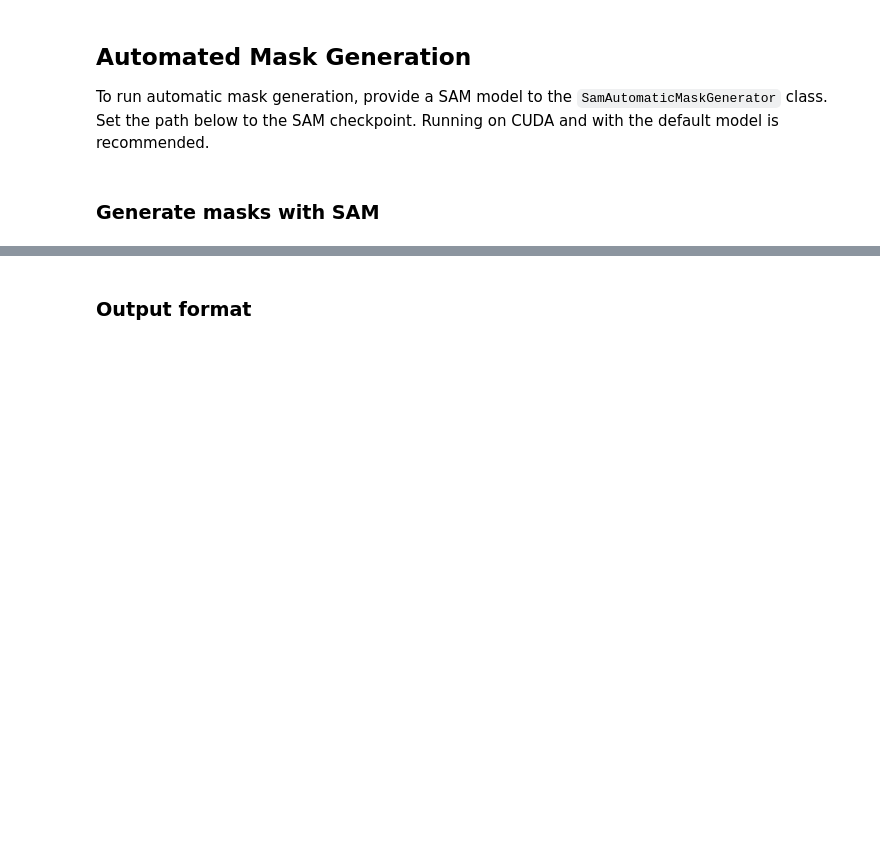
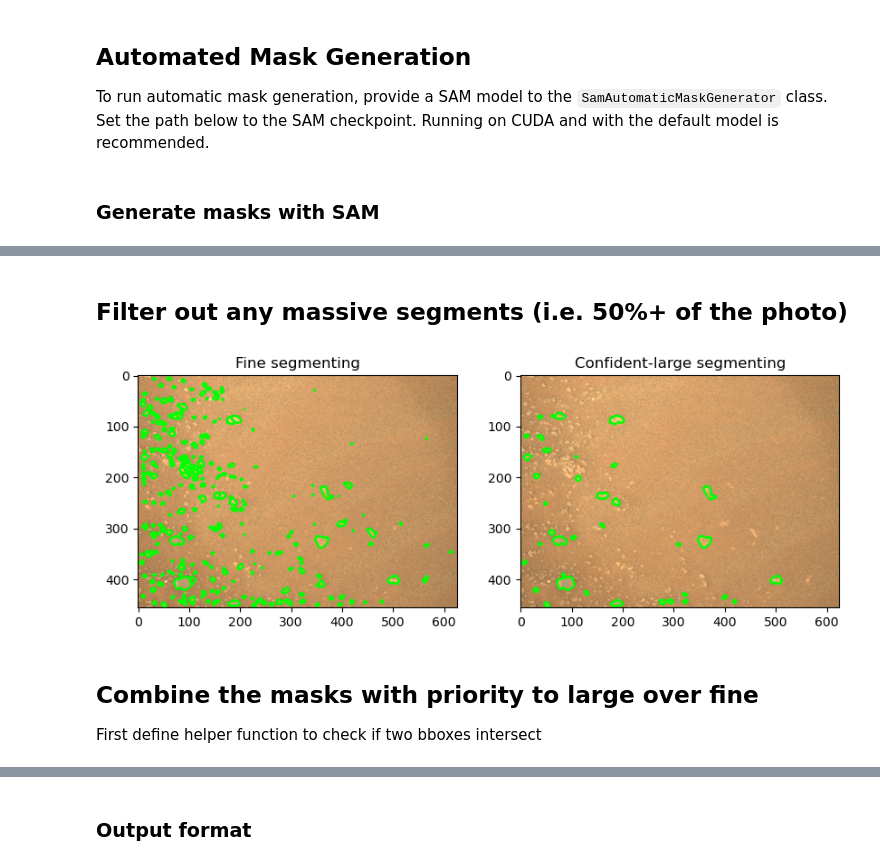
Before and after one commit to strongs20/segment-anything, a Jupyter notebook: notebooks/precise_dataset_gen.ipynb, the cells around one changed output, grey strips where cells are left out. Cells and saved outputs as stored; diff of their text form; code cells hidden in the pictures; blank space fills up the shorter version.

Commit message:
Created precise dataset gen with high-low priority overlap. Also cleaned up fast gen

```diff
--- a/notebooks/precise_dataset_gen.ipynb
+++ b/notebooks/precise_dataset_gen.ipynb
@@ -90,0 +137,15 @@ for image in imgs:
+# %%
+import cv2
+
+results_fine = []
+results_large = []
+max = 100
+for image in imgs:
+    max -= 1
+    if max < 0:
+        break
+    sam_fine_result = fine_mask_generator.generate(image)
+    sam_large_result = large_mask_generator.generate(image)
+    results_fine.append(sam_fine_result)
+    results_large.append(sam_large_result)
+    print(f'{max} images left')
@@ -90,0 +170,2 @@ for image in imgs:
+# %% [markdown]
+## Filter out any massive segments (i.e. 50%+ of the photo)
@@ -90,0 +193,36 @@ for image in imgs:
+# %%
+import numpy as np
+import matplotlib.pyplot as plt
+import cv2
+
+i = 2
+original_img = imgs[i].copy()  # Copy the original image
+img = imgs[i].copy()  # Copy the image that will be used to draw contours
+img2 = imgs[i].copy()
+
+for annotation in results_fine_filtered[i]:
+    mask = (annotation['segmentation'].astype(bool) * 255).astype(np.uint8)
+    contours, _ = cv2.findContours(mask, cv2.RETR_EXTERNAL, cv2.CHAIN_APPROX_SIMPLE)
+    cv2.drawContours(img, contours, -1, (0,255,0), thickness=3)
+
+for annotation in results_large_filtered[i]:
+    mask = (annotation['segmentation'].astype(bool) * 255).astype(np.uint8)
+    contours, _ = cv2.findContours(mask, cv2.RETR_EXTERNAL, cv2.CHAIN_APPROX_SIMPLE)
+    cv2.drawContours(img2, contours, -1, (0,255,0), thickness=3)
+
+# Plotting
+fig, ax = plt.subplots(1, 2, figsize=(10, 5))
+
+# Convert from BGR to RGB for matplotlib
+ax[0].imshow(cv2.cvtColor(img, cv2.COLOR_BGR2RGB))
+ax[0].set_title('Fine segmenting')
+
+ax[1].imshow(cv2.cvtColor(img2, cv2.COLOR_BGR2RGB))
+ax[1].set_title('Confident-large segmenting')
+
+plt.show()
+# %% [output]
+[figure, added]
+# %% [markdown]
+## Combine the masks with priority to large over fine
+First define helper function to check if two bboxes intersect
```
Also changed, not shown: parts of 15 cells of this notebook.
